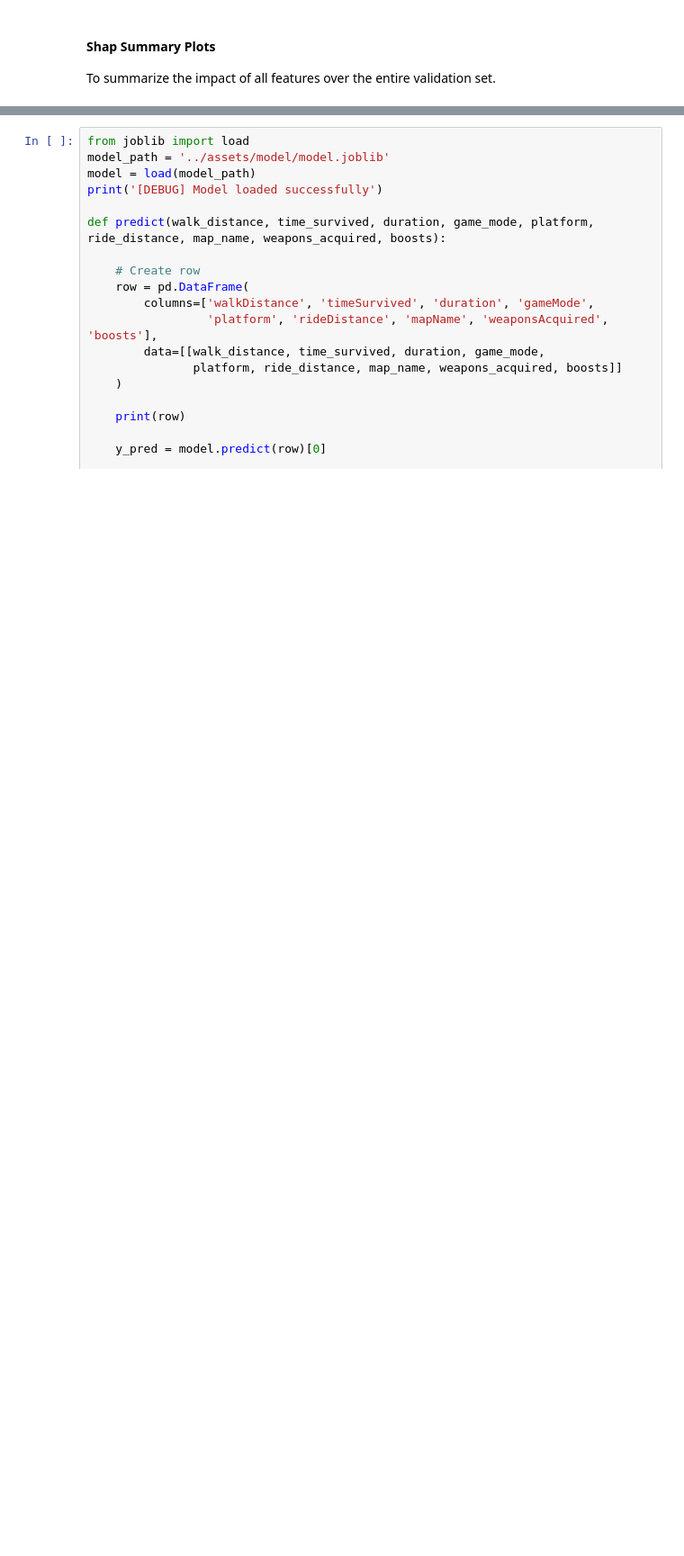
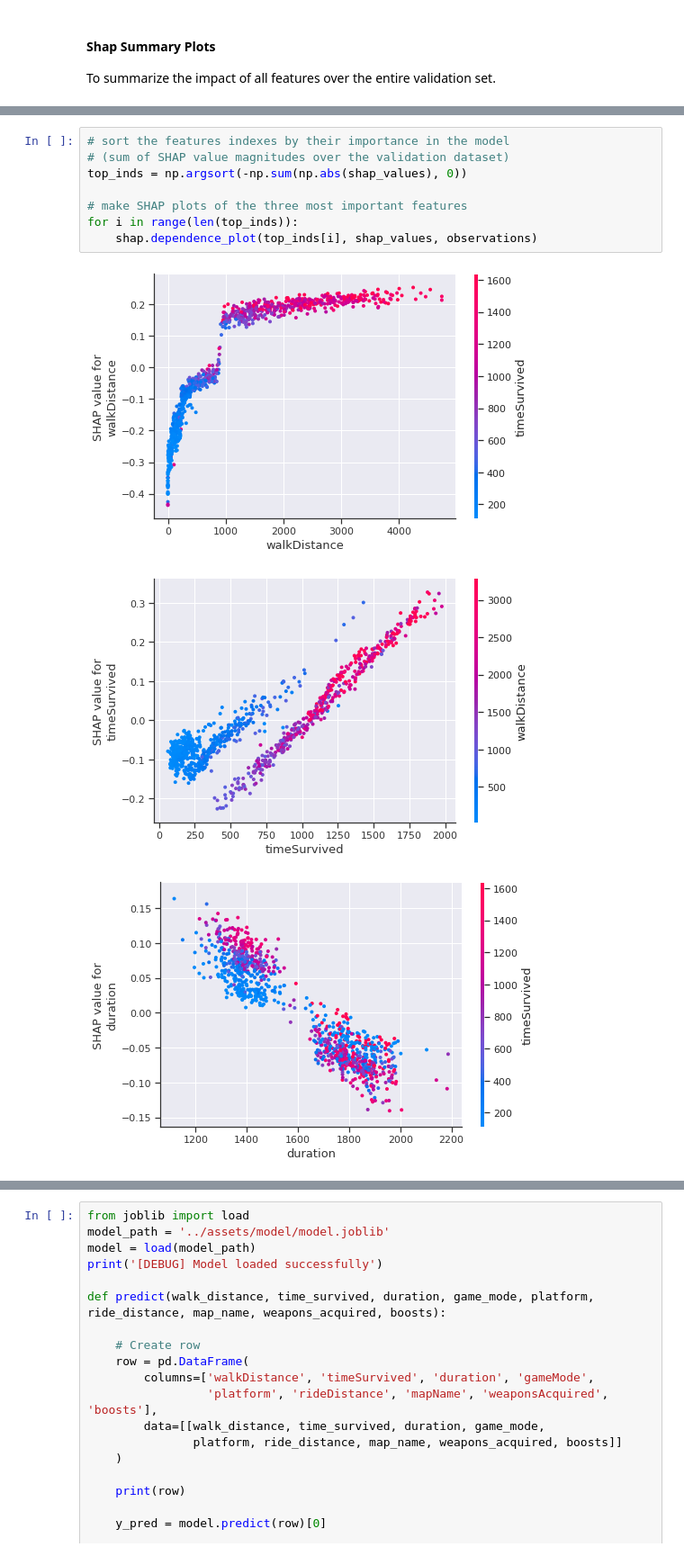
Before and after one commit to hurshd0/project-pubg, a Jupyter notebook: notebooks/02_pubg_tree_based_model_and_interpretability.ipynb, the cells around one changed output, grey strips where cells are left out. Shown at 90% size. Drawn from its saved outputs; the diff is of its cells as text; blank space fills up the shorter version.

```diff
--- a/notebooks/02_pubg_tree_based_model_and_interpretability.ipynb
+++ b/notebooks/02_pubg_tree_based_model_and_interpretability.ipynb
@@ -568,0 +587,12 @@ To summarize the impact of all features over the entire validation set.
+# %%
+# sort the features indexes by their importance in the model
+# (sum of SHAP value magnitudes over the validation dataset)
+top_inds = np.argsort(-np.sum(np.abs(shap_values), 0))
+
+# make SHAP plots of the three most important features
+for i in range(len(top_inds)):
+    shap.dependence_plot(top_inds[i], shap_values, observations)
+# %% [output]
+[figure, added]
+[figure, added]
+[figure, added]
```
Also changed, not shown: parts of 11 cells of this notebook, 1 other file.
